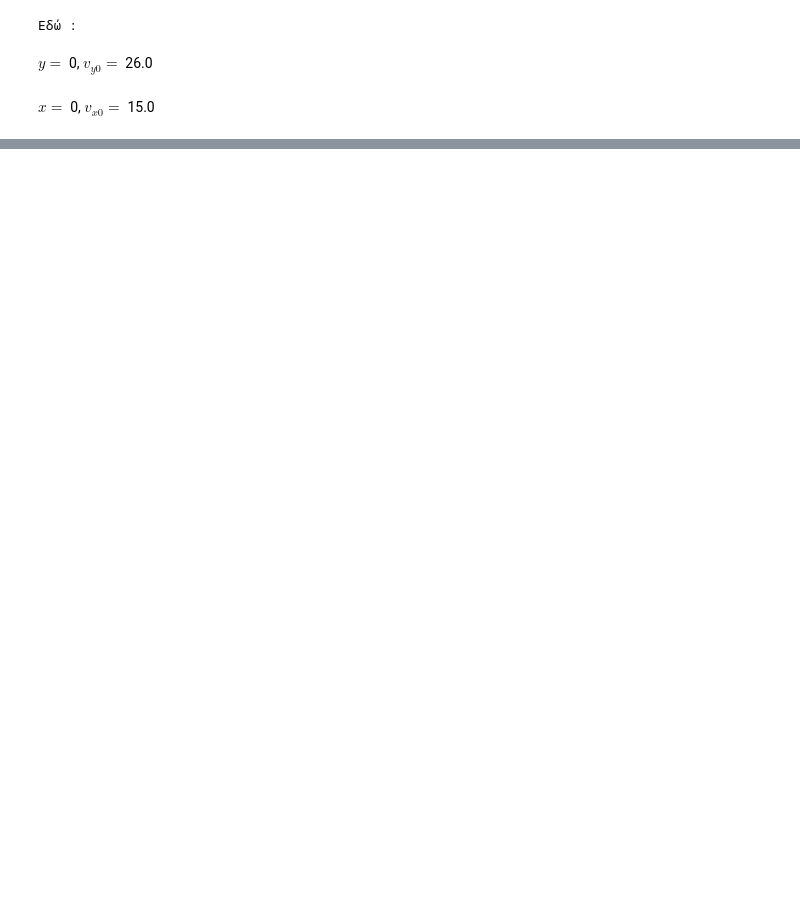
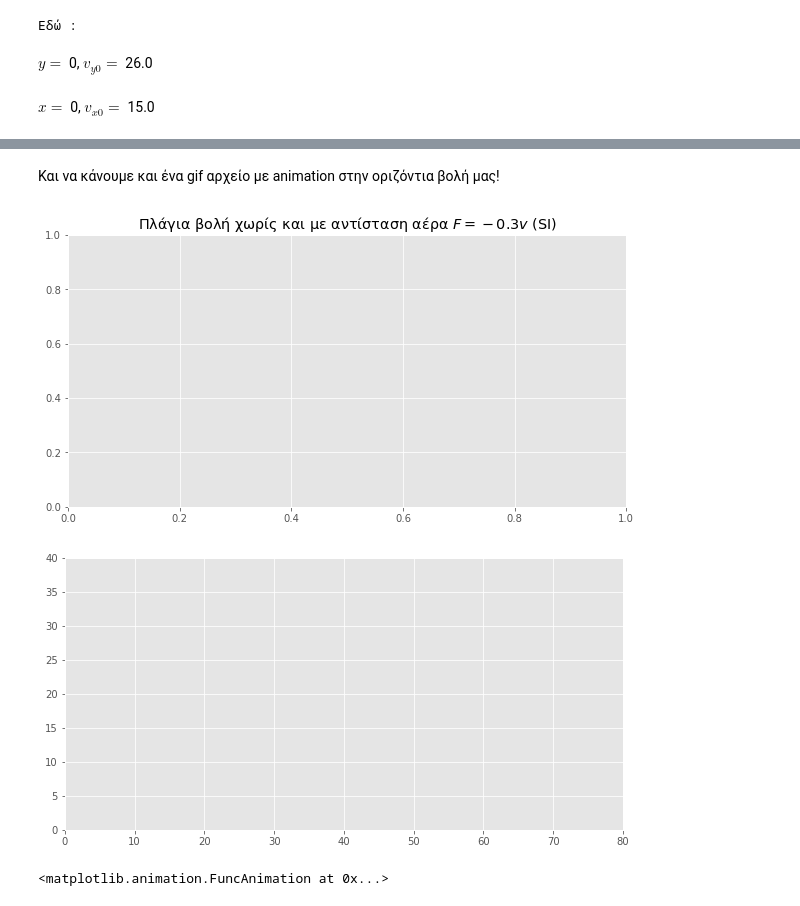
Before and after one commit to gpapadem/jupyterNotebooks, a Jupyter notebook: ODEProjectile.ipynb, the cells around one changed output, grey strips where cells are left out. Drawn from its saved outputs; the diff is of its cells as text; code cells hidden in the pictures; blank space fills up the shorter version.

```diff
--- a/ODEProjectile.ipynb
+++ b/ODEProjectile.ipynb
@@ -152,0 +171,19 @@ plt.show()
+# %% [markdown]
+Και να κάνουμε και ένα gif αρχείο με animation στην οριζόντια βολή μας!
+# %%
+from matplotlib.animation import FuncAnimation
+plt.style.use('ggplot')
+
+# Config to put the animation on the jupyter notebook
+plt.rcParams['animation.html'] = 'html5'
+# %%
+plt.rcParams["figure.figsize"] = (10,5)
+plt.title('Πλάγια βολή χωρίς και με αντίσταση αέρα $F=-0.3v$ (SI)')
+fig = plt.figure()
+ax = plt.axes(xlim=(0, 80), ylim=(0, 40))
+line, = ax.plot([], [],  'r-', lw=2, label = 'b=0')
+line2, = ax.plot([], [], 'b-', lw=2, label = 'b=0.3')
+time_text = ax.text(0.02, 0.95, '', transform=ax.transAxes)
+# %% [output]
+[figure, added]
+[figure, added]
@@ -152,0 +217,4 @@ plt.show()
+# %%
+anim
+# %% [output]
+<matplotlib.animation.FuncAnimation at 0x...>
```
Also changed, not shown: parts of 11 cells of this notebook.
